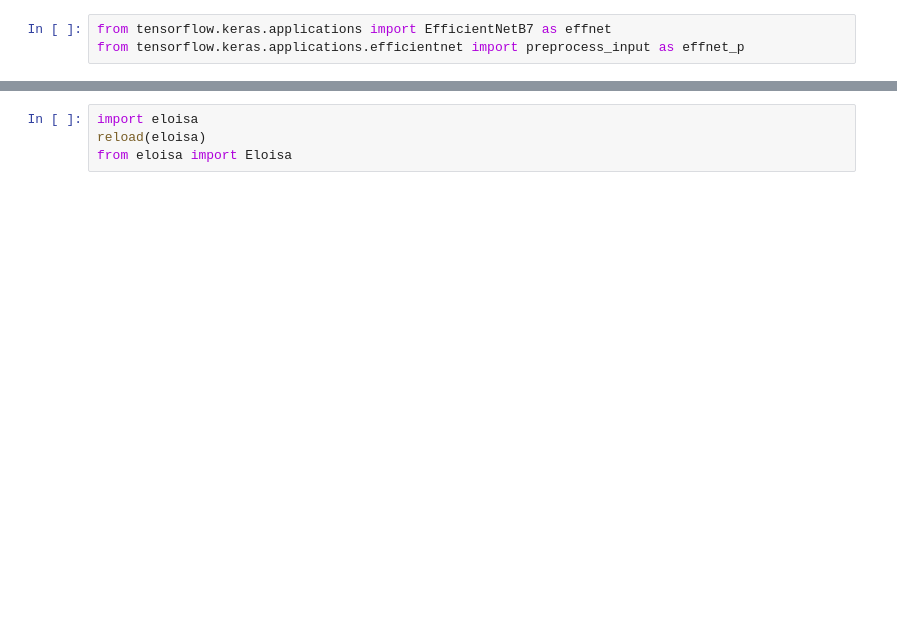
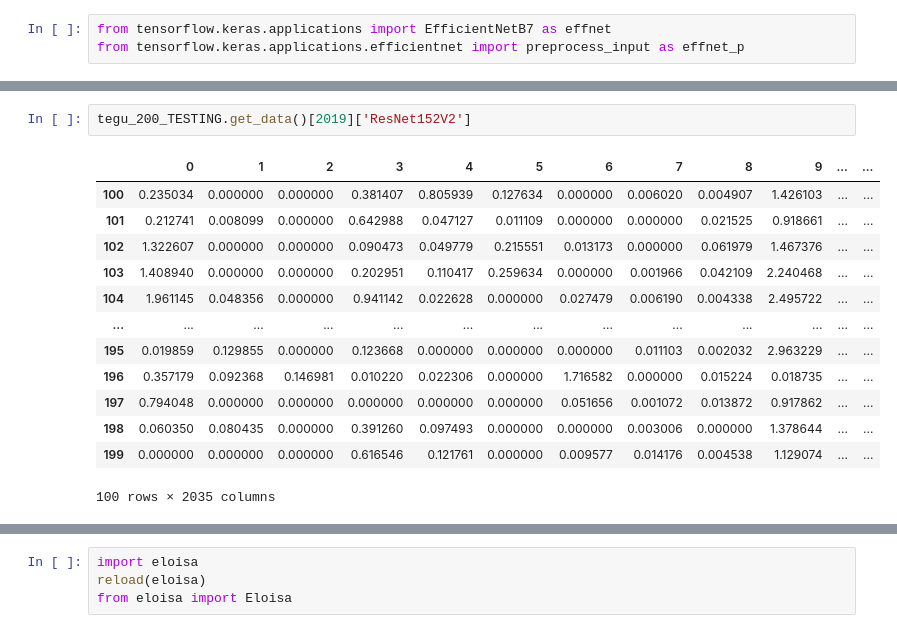
Before and after one commit to JuanesLamilla/TemporalClusterNet, a Jupyter notebook: load_and_save.ipynb, the cells around one changed output, grey strips where cells are left out. Saved outputs shown, nothing was run; the diff lists cells and outputs as text; blank space fills up the shorter version.

```diff
--- a/load_and_save.ipynb
+++ b/load_and_save.ipynb
@@ -118,0 +125,16 @@ The database already exists. Connecting to it.
+# %%
+tegu_200_TESTING.get_data()[2019]['ResNet152V2']
+# %% [output]
+|  | 0 | 1 | 2 | 3 | 4 | 5 | 6 | 7 | 8 | 9 | ... | ... |
+| 100 | 0.235034 | 0.000000 | 0.000000 | 0.381407 | 0.805939 | 0.127634 | 0.000000 | 0.006020 | 0.004907 | 1.426103 | ... | ... |
+| 101 | 0.212741 | 0.008099 | 0.000000 | 0.642988 | 0.047127 | 0.011109 | 0.000000 | 0.000000 | 0.021525 | 0.918661 | ... | ... |
+| 102 | 1.322607 | 0.000000 | 0.000000 | 0.090473 | 0.049779 | 0.215551 | 0.013173 | 0.000000 | 0.061979 | 1.467376 | ... | ... |
+| 103 | 1.408940 | 0.000000 | 0.000000 | 0.202951 | 0.110417 | 0.259634 | 0.000000 | 0.001966 | 0.042109 | 2.240468 | ... | ... |
+| 104 | 1.961145 | 0.048356 | 0.000000 | 0.941142 | 0.022628 | 0.000000 | 0.027479 | 0.006190 | 0.004338 | 2.495722 | ... | ... |
+| ... | ... | ... | ... | ... | ... | ... | ... | ... | ... | ... | ... | ... |
+| 195 | 0.019859 | 0.129855 | 0.000000 | 0.123668 | 0.000000 | 0.000000 | 0.000000 | 0.011103 | 0.002032 | 2.963229 | ... | ... |
+| 196 | 0.357179 | 0.092368 | 0.146981 | 0.010220 | 0.022306 | 0.000000 | 1.716582 | 0.000000 | 0.015224 | 0.018735 | ... | ... |
+| 197 | 0.794048 | 0.000000 | 0.000000 | 0.000000 | 0.000000 | 0.000000 | 0.051656 | 0.001072 | 0.013872 | 0.917862 | ... | ... |
+| 198 | 0.060350 | 0.080435 | 0.000000 | 0.391260 | 0.097493 | 0.000000 | 0.000000 | 0.003006 | 0.000000 | 1.378644 | ... | ... |
+| 199 | 0.000000 | 0.000000 | 0.000000 | 0.616546 | 0.121761 | 0.000000 | 0.009577 | 0.014176 | 0.004538 | 1.129074 | ... | ... |
+100 rows × 2035 columns
```
Also changed, not shown: parts of 19 cells of this notebook, 1 other file.
